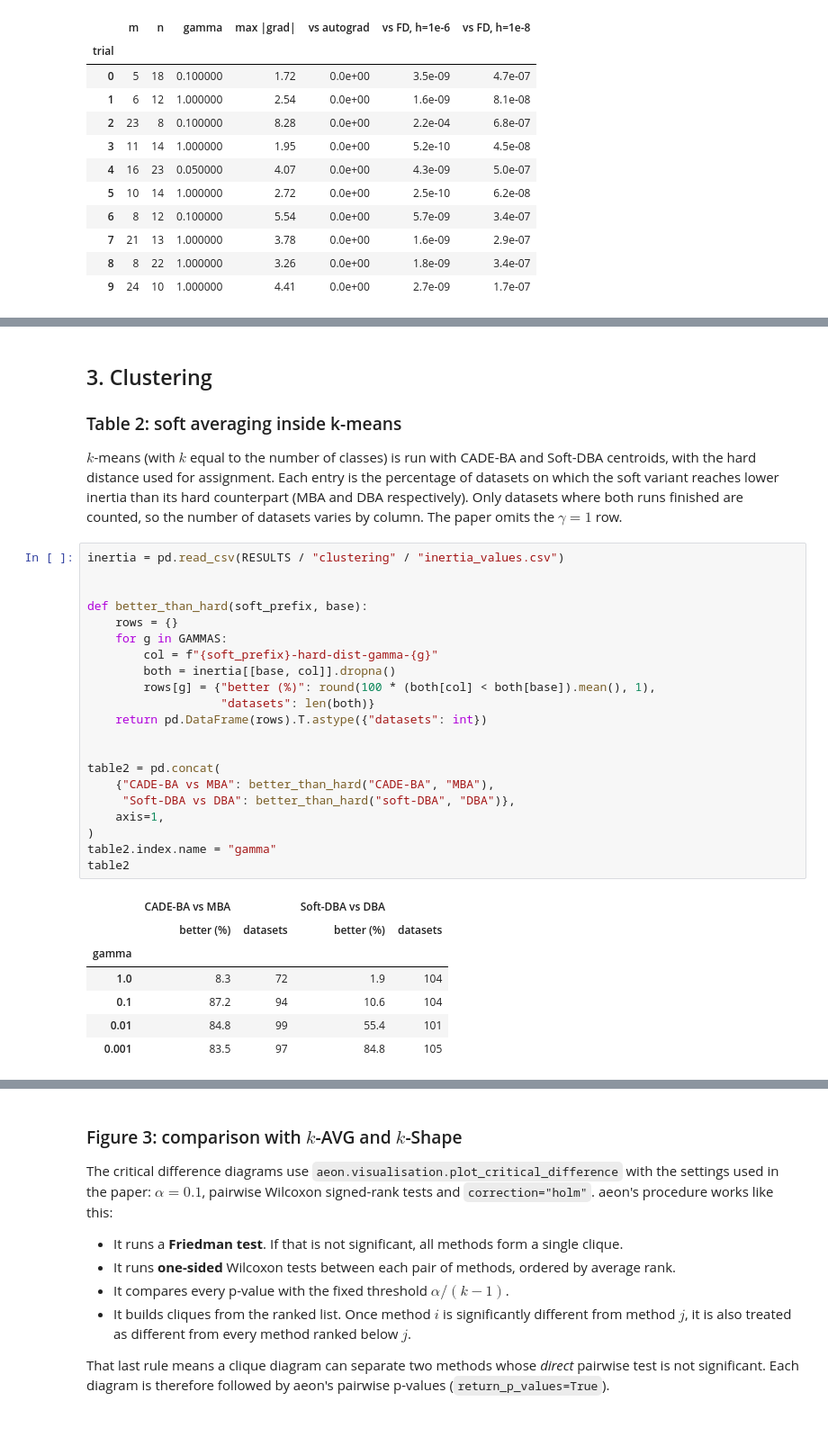
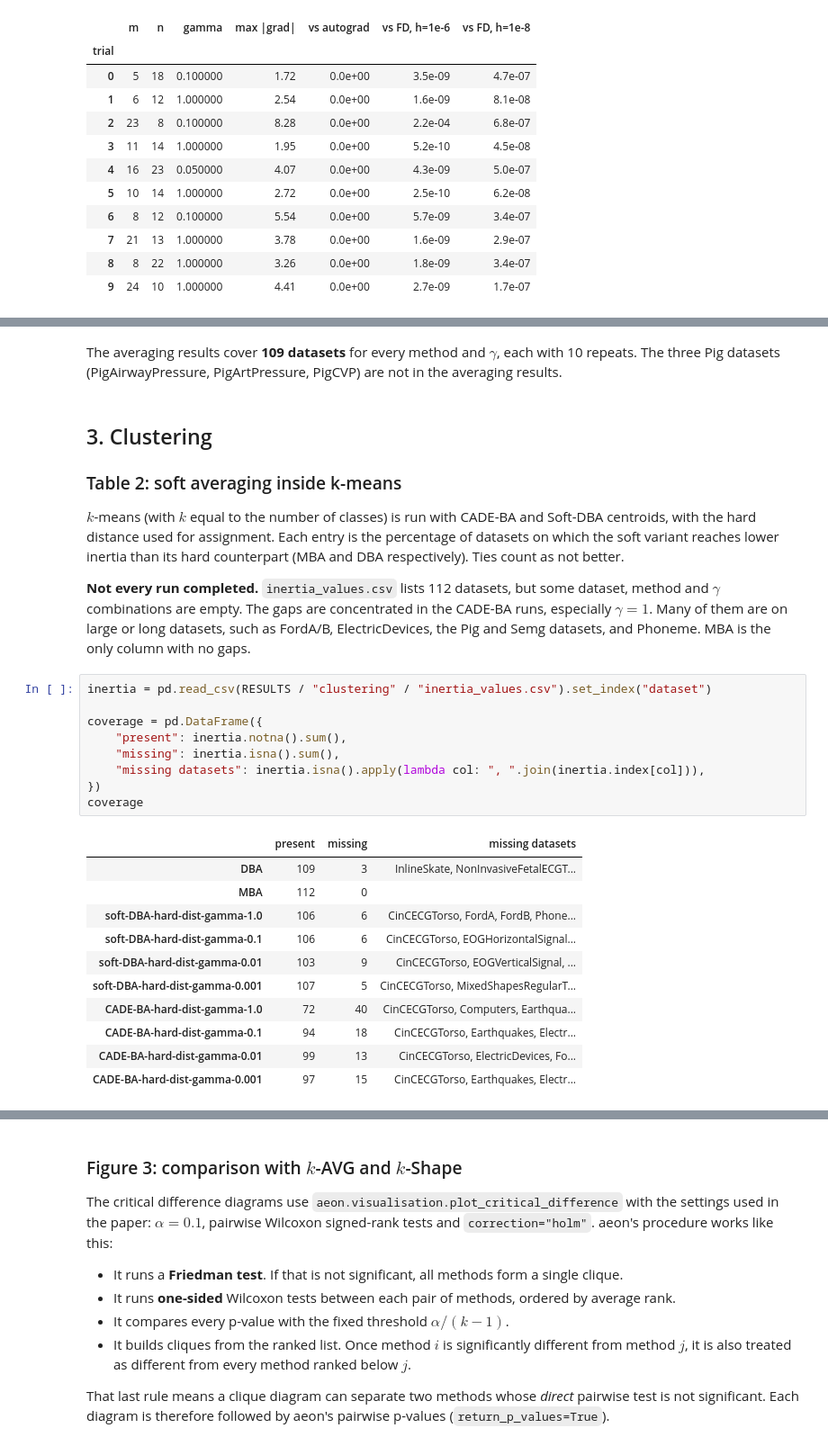
Before and after one commit to TonyBagnall/CADE, a Jupyter notebook: notebooks/reproduce_paper.ipynb, the cells around one changed output, grey strips where cells are left out. Shown at 90% size. Saved outputs shown, nothing was run; the diff lists cells and outputs as text.

Commit message:
cade

```diff
--- a/notebooks/reproduce_paper.ipynb
+++ b/notebooks/reproduce_paper.ipynb
@@ -202,6 +213,10 @@ table1.round(1)
 | 0.1 | 48.6 | 49.5 | 94.5 | 96.3 |
 | 0.01 | 86.2 | 78.9 | 97.2 | 100.0 |
 | 0.001 | 93.6 | 83.5 | 97.2 | 100.0 |
+# %% [markdown]
+The averaging results cover **109 datasets** for every method and $\gamma$, each
+with 10 repeats. The three Pig datasets (PigAirwayPressure, PigArtPressure,
+PigCVP) are not in the averaging results.
 # %% [markdown]
 ## 3. Clustering
 
@@ -210,35 +225,31 @@ table1.round(1)
 $k$-means (with $k$ equal to the number of classes) is run with CADE-BA and
 Soft-DBA centroids, with the hard distance used for assignment. Each entry is the
 percentage of datasets on which the soft variant reaches lower inertia than its
-hard counterpart (MBA and DBA respectively). Only datasets where both runs
-finished are counted, so the number of datasets varies by column. The paper
-omits the $\gamma = 1$ row.
+hard counterpart (MBA and DBA respectively). Ties count as not better.
+
+**Not every run completed.** `inertia_values.csv` lists 112 datasets, but some
+dataset, method and $\gamma$ combinations are empty. The gaps are concentrated in
+the CADE-BA runs, especially $\gamma=1$. Many of them are on large or long
+datasets, such as FordA/B, ElectricDevices, the Pig and Semg datasets, and
+Phoneme. MBA is the only column with no gaps.
-# %%
-inertia = pd.read_csv(RESULTS / "clustering" / "inertia_values.csv")
-
-
-def better_than_hard(soft_prefix, base):
-    rows = {}
-    for g in GAMMAS:
-        col = f"{soft_prefix}-hard-dist-gamma-{g}"
-        both = inertia[[base, col]].dropna()
-        rows[g] = {"better (%)": round(100 * (both[col] < both[base]).mean(), 1),
-                   "datasets": len(both)}
-    return pd.DataFrame(rows).T.astype({"datasets": int})
-
-
-table2 = pd.concat(
-    {"CADE-BA vs MBA": better_than_hard("CADE-BA", "MBA"),
-     "Soft-DBA vs DBA": better_than_hard("soft-DBA", "DBA")},
-    axis=1,
-)
-table2.index.name = "gamma"
-table2
-# %% [output]
-|  | CADE-BA vs MBA |  | Soft-DBA vs DBA |  |
-|  | better (%) | datasets | better (%) | datasets |
-| gamma |  |  |  |  |
-| 1.0 | 8.3 | 72 | 1.9 | 104 |
-| 0.1 | 87.2 | 94 | 10.6 | 104 |
-| 0.01 | 84.8 | 99 | 55.4 | 101 |
-| 0.001 | 83.5 | 97 | 84.8 | 105 |
+# %%
+inertia = pd.read_csv(RESULTS / "clustering" / "inertia_values.csv").set_index("dataset")
+
+coverage = pd.DataFrame({
+    "present": inertia.notna().sum(),
+    "missing": inertia.isna().sum(),
+    "missing datasets": inertia.isna().apply(lambda col: ", ".join(inertia.index[col])),
+})
+coverage
+# %% [output]
+|  | present | missing | missing datasets |
+| DBA | 109 | 3 | InlineSkate, NonInvasiveFetalECGT... |
+| MBA | 112 | 0 |  |
+| soft-DBA-hard-dist-gamma-1.0 | 106 | 6 | CinCECGTorso, FordA, FordB, Phone... |
+| soft-DBA-hard-dist-gamma-0.1 | 106 | 6 | CinCECGTorso, EOGHorizontalSignal... |
+| soft-DBA-hard-dist-gamma-0.01 | 103 | 9 | CinCECGTorso, EOGVerticalSignal, ... |
+| soft-DBA-hard-dist-gamma-0.001 | 107 | 5 | CinCECGTorso, MixedShapesRegularT... |
+| CADE-BA-hard-dist-gamma-1.0 | 72 | 40 | CinCECGTorso, Computers, Earthqua... |
+| CADE-BA-hard-dist-gamma-0.1 | 94 | 18 | CinCECGTorso, Earthquakes, Electr... |
+| CADE-BA-hard-dist-gamma-0.01 | 99 | 13 | CinCECGTorso, ElectricDevices, Fo... |
+| CADE-BA-hard-dist-gamma-0.001 | 97 | 15 | CinCECGTorso, Earthquakes, Electr... |
```
Also changed, not shown: parts of 10 cells of this notebook, 3 other files.
